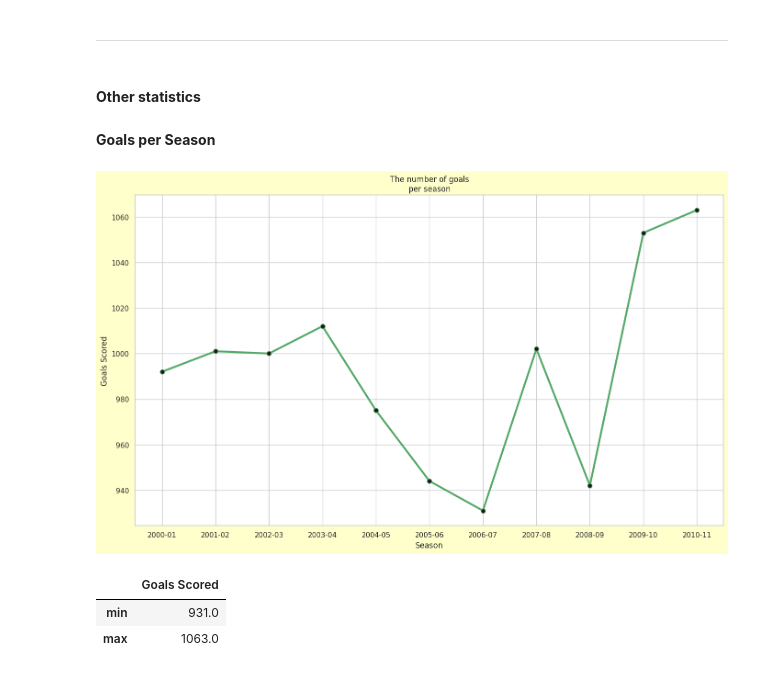
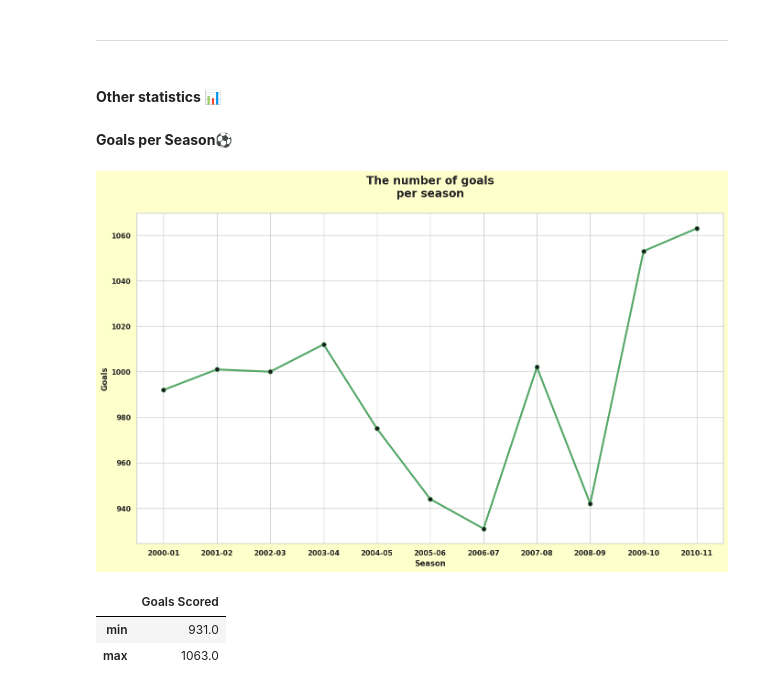
Before and after one commit to CarlosFOL/Premier_League, a Jupyter notebook: notebook.ipynb, the cells around one changed output. Cells and saved outputs as stored; diff of their text form; code cells hidden in the pictures.

```diff
--- a/notebook.ipynb
+++ b/notebook.ipynb
@@ -224,24 +225,26 @@ During these years Manchester United proved to be very scorer team and strong in
 # %% [markdown]
 ---
 # %% [markdown]
-#### **Other statistics**
+#### **Other statistics 📊**
 # %% [markdown]
-**Goals per Season**
+**Goals per Season⚽**
 # %%
 #The most scorer season
 df_season = df_decade1.groupby('Season').agg({'Goals Scored': 'sum'})
 #Canvas
 fig = plt.figure()
 #Axes
 ax = fig.add_axes([0, 0, 2, 1.5])
 #Line plot
 ax.plot(df_season.index, df_season['Goals Scored'], marker='o', linestyle='-', color='g',
 linewidth=3, markerfacecolor='k', markersize=7)
-ax.set(xlabel='Season', ylabel='Goals Scored', title='The number of goals\nper season')
+ax.set_xlabel('Season', fontweight='bold'), ax.set_ylabel('Goals', fontweight='bold')
+ax.set_title('The number of goals\nper season\n', fontdict={'size': 'x-large', 'weight': 'bold'})
+plt.xticks(fontweight='bold'), plt.yticks(fontweight='bold')
 fig.set_facecolor('#FFFFCB')
 fig.show()
 # %% [output]
-[figure, old version]
+[figure, new version]
 # %%
 statistics = df_season.describe().loc[['min', 'max']]
 statistics
```
Also changed, not shown: parts of 24 cells of this notebook.
